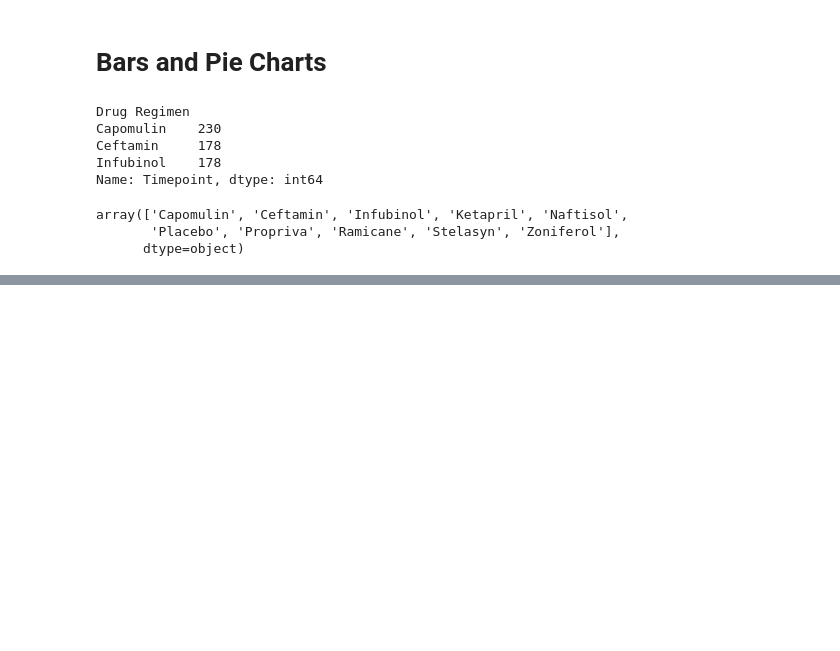
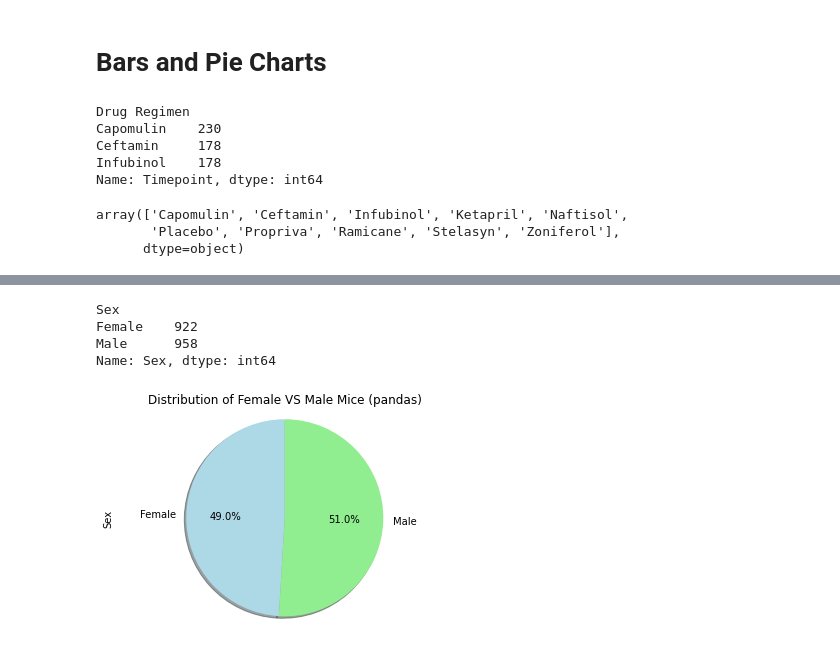
Before and after one commit to radioactivearm/matplotlib-challenge, a Jupyter notebook: Pymaceuticals/pymaceuticals_main.ipynb, the cells around one changed output, grey strips where cells are left out. Cells and saved outputs as stored; diff of their text form; code cells hidden in the pictures; blank space fills up the shorter version.

```diff
--- a/Pymaceuticals/pymaceuticals_main.ipynb
+++ b/Pymaceuticals/pymaceuticals_main.ipynb
@@ -270,0 +289,21 @@ plt.show()
+# %%
+# Generate a pie plot showing the distribution of female versus male mice using pandas
+
+# making series to work on
+gender_group = clean_mice.groupby('Sex')
+num_gender = gender_group['Sex'].count()
+num_gender
+# %% [output]
+Sex
+Female    922
+Male      958
+Name: Sex, dtype: int64
+# %%
+# creating pie chart
+color = ['lightblue','lightgreen']
+num_gender.plot(kind='pie', y='Sex', title='Distribution of Female VS Male Mice (pandas)', startangle=90,
+               autopct='%1.1f%%', shadow=True, colors=color)
+plt.axis('equal')
+plt.show()
+# %% [output]
+[figure, added]
```
Also changed, not shown: parts of 5 cells of this notebook.
